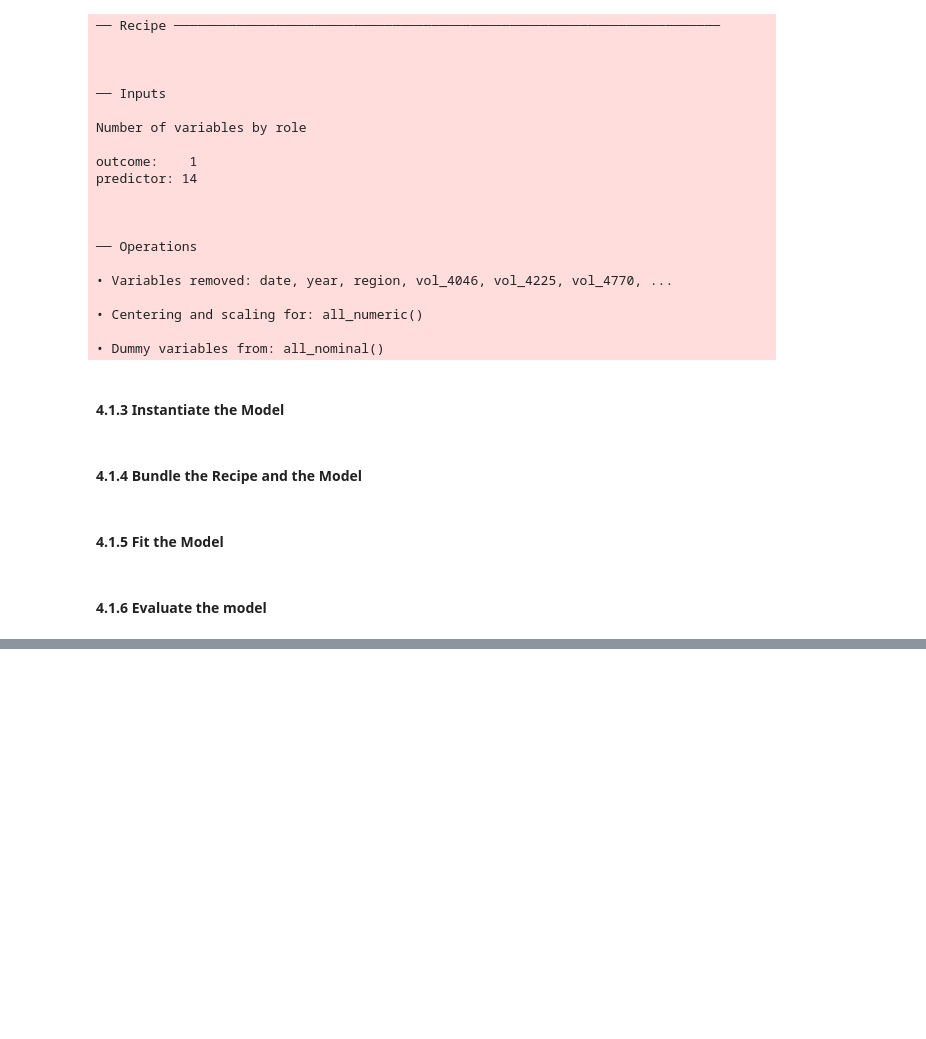
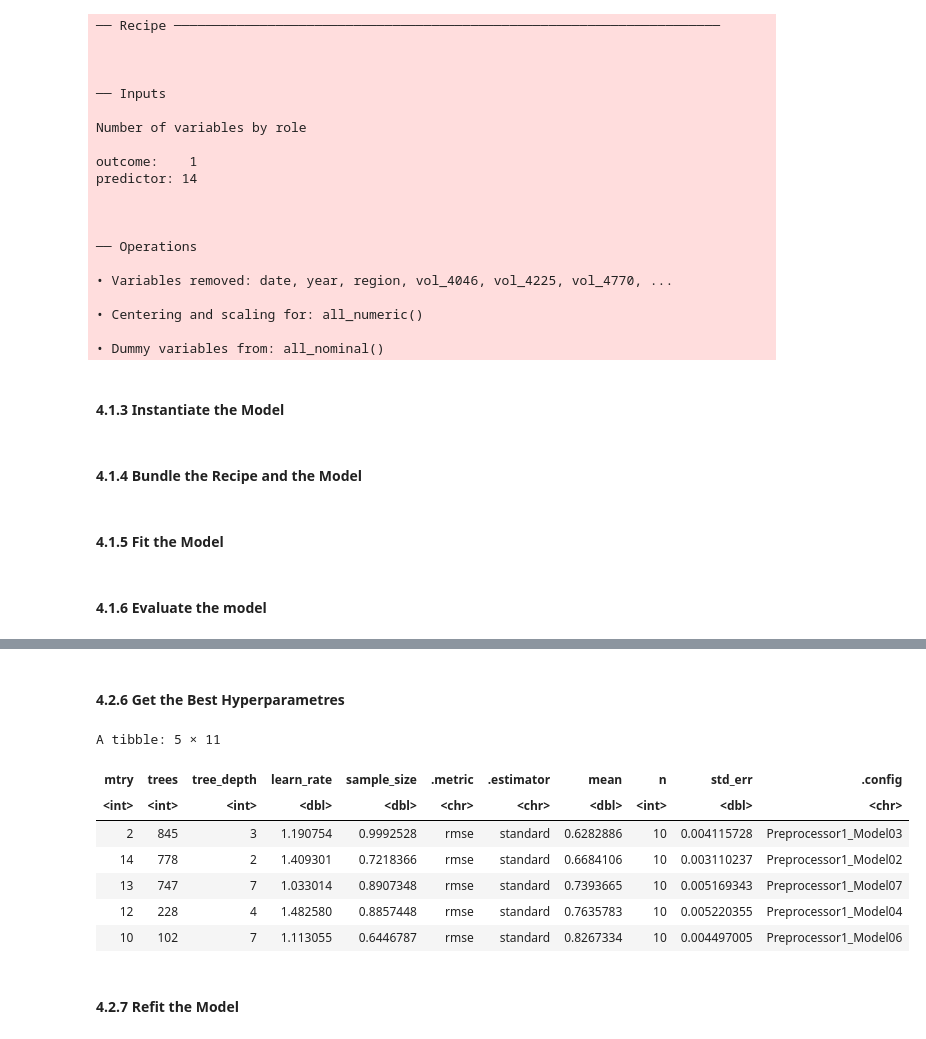
Before and after one commit to svarong-port/data-analytics-projects, a Jupyter notebook: R/avocado_price/avocado_price_notebook.ipynb, the cells around one changed output, grey strips where cells are left out. Cells and saved outputs as stored; diff of their text form; code cells hidden in the pictures; blank space fills up the shorter version.

```diff
--- a/R/avocado_price/avocado_price_notebook.ipynb
+++ b/R/avocado_price/avocado_price_notebook.ipynb
@@ -958,0 +993,8 @@ A tibble: 3 × 4
+# %%
+# Set seed for reproducibility
+set.seed(888)
+
+## Set k-fold cross-validation
+xgb_cv <- vfold_cv(avd_train,
+                   v = 10,
+                   strata = avg_price)
@@ -958,0 +1003,14 @@ A tibble: 3 × 4
+# %%
+# Define hyperparametres ranges
+xgb_param_grid <- parameters(trees(range = c(100, 1000)),
+                             tree_depth(range = c(2, 10)),
+                             mtry(range = c(2, ncol(avd_train) - 1)),
+                             learn_rate(range = c(0.01, 0.3)),
+                             sample_prop(range = c(0.5, 1.0)))
+
+# Set seed for reproducibility
+set.seed(888)
+
+# Create a random grid
+xgb_hp_grid <- grid_random(xgb_param_grid,
+                           size = 10)
@@ -958,0 +1019,12 @@ A tibble: 3 × 4
+# %%
+# Set seed for reproducibility
+set.seed(888)
+
+# Tune the model
+system.time({
+  xgb_tune_results <- tune_grid(xgb_wfl_tune,
+                                resamples = xgb_cv,
+                                grid = xgb_hp_grid,
+                                metrics = xgb_metrics,
+                                verbose = 1)
+})
@@ -958,0 +1036,15 @@ A tibble: 3 × 4
+# %% [markdown]
+#### 4.2.6 Get the Best Hyperparametres
+# %%
+# Show the best hyperparametres
+show_best(xgb_tune_results,
+          metric = "rmse")
+# %% [output]
+A tibble: 5 × 11
+| mtry | trees | tree_depth | learn_rate | sample_size | .metric | .estimator | mean | n | std_err | .config |
+| <int> | <int> | <int> | <dbl> | <dbl> | <chr> | <chr> | <dbl> | <int> | <dbl> | <chr> |
+| 2 | 845 | 3 | 1.190754 | 0.9992528 | rmse | standard | 0.6282886 | 10 | 0.004115728 | Preprocessor1_Model03 |
+| 14 | 778 | 2 | 1.409301 | 0.7218366 | rmse | standard | 0.6684106 | 10 | 0.003110237 | Preprocessor1_Model02 |
+| 13 | 747 | 7 | 1.033014 | 0.8907348 | rmse | standard | 0.7393665 | 10 | 0.005169343 | Preprocessor1_Model07 |
+| 12 | 228 | 4 | 1.482580 | 0.8857448 | rmse | standard | 0.7635783 | 10 | 0.005220355 | Preprocessor1_Model04 |
+| 10 | 102 | 7 | 1.113055 | 0.6446787 | rmse | standard | 0.8267334 | 10 | 0.004497005 | Preprocessor1_Model06 |
@@ -958,0 +1059,2 @@ A tibble: 3 × 4
+# %% [markdown]
+#### 4.2.7 Refit the Model
```
Also changed, not shown: parts of 25 cells of this notebook, 1 other file.
